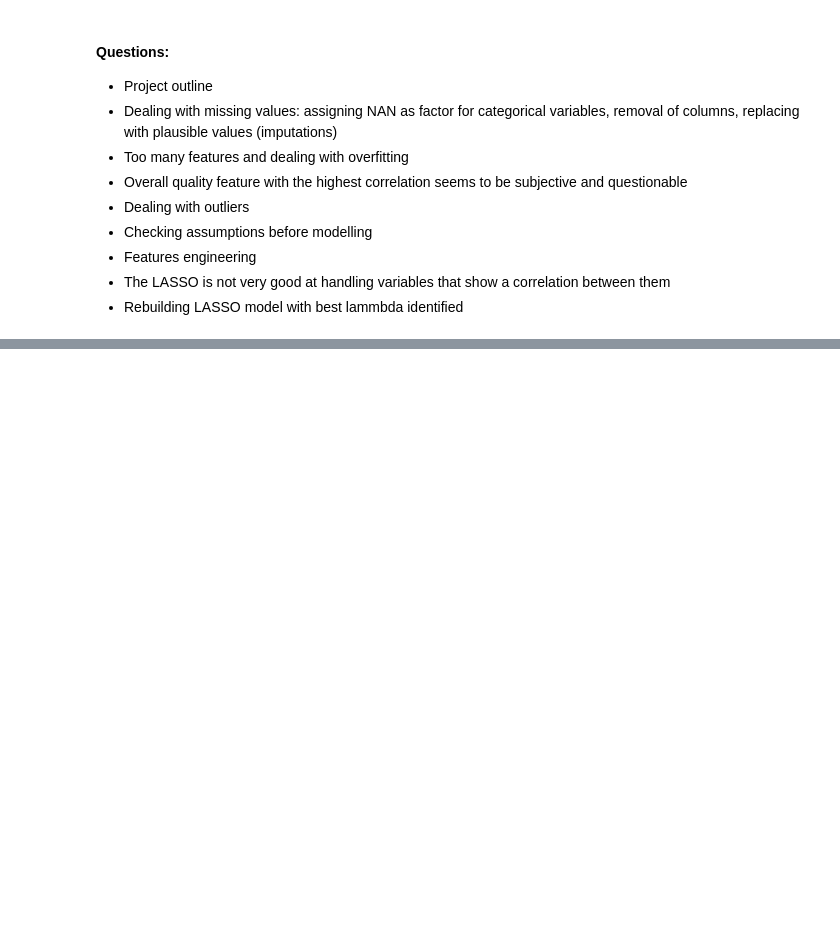
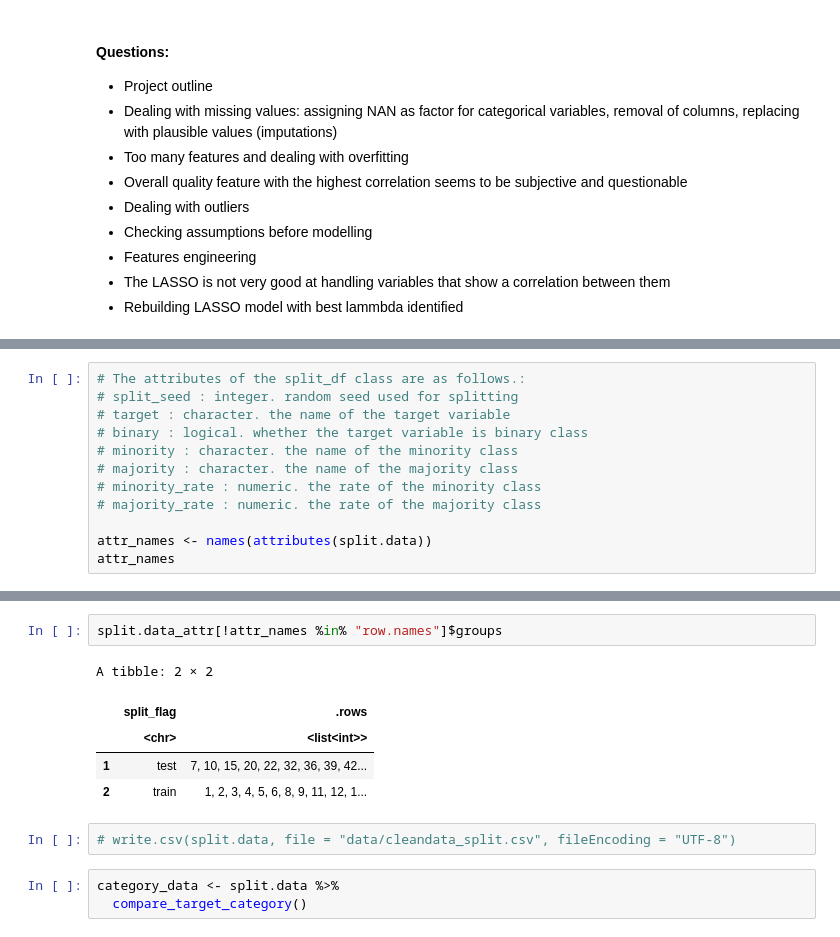
Before and after one commit to OlegRyzhkov2020/house_price_prediction, a Jupyter notebook: features_selection.ipynb, the cells around one changed output, grey strips where cells are left out. Cells and saved outputs as stored; diff of their text form; blank space fills up the shorter version.

```diff
--- a/features_selection.ipynb
+++ b/features_selection.ipynb
@@ -591,0 +768,12 @@ round(probs, 5)
+# %%
+# The attributes of the split_df class are as follows.:
+# split_seed : integer. random seed used for splitting
+# target : character. the name of the target variable
+# binary : logical. whether the target variable is binary class
+# minority : character. the name of the minority class
+# majority : character. the name of the majority class
+# minority_rate : numeric. the rate of the minority class
+# majority_rate : numeric. the rate of the majority class
+
+attr_names <- names(attributes(split.data))
+attr_names
@@ -591,0 +807,13 @@ round(probs, 5)
+# %%
+split.data_attr[!attr_names %in% "row.names"]$groups
+# %% [output]
+A tibble: 2 × 2
+|  | split_flag | .rows |
+|  | <chr> | <list<int>> |
+| 1 | test | 7, 10, 15, 20, 22, 32, 36, 39, 42... |
+| 2 | train | 1, 2, 3, 4, 5, 6, 8, 9, 11, 12, 1... |
+# %%
+# write.csv(split.data, file = "data/cleandata_split.csv", fileEncoding = "UTF-8")
+# %%
+category_data <- split.data %>%
+  compare_target_category()
```
Also changed, not shown: parts of 45 cells of this notebook, 5 other files.
